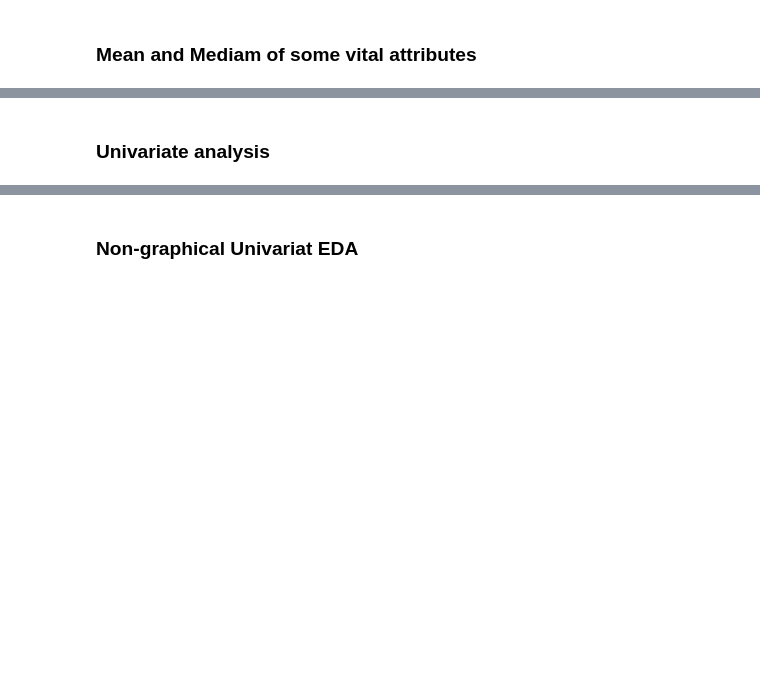
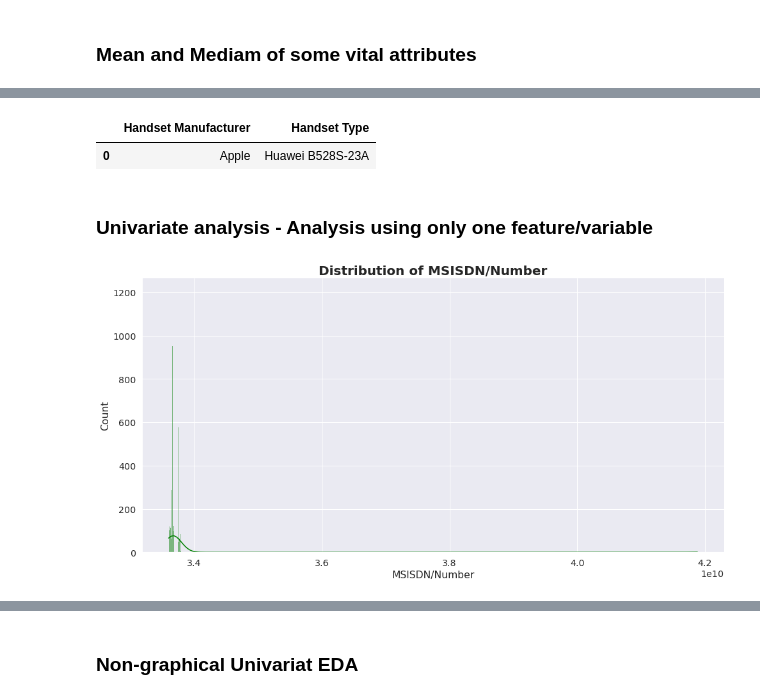
Before and after one commit to YasabnehT/Telecom_Data_Analysis, a Jupyter notebook: notebooks/UserOverviewAnalysis.ipynb, the cells around one changed output, grey strips where cells are left out. Saved outputs shown, nothing was run; the diff lists cells and outputs as text; code cells hidden in the pictures; blank space fills up the shorter version.

```diff
--- a/notebooks/UserOverviewAnalysis.ipynb
+++ b/notebooks/UserOverviewAnalysis.ipynb
@@ -1036,8 +1236,13 @@ db[columns].median()
+# %%
+db[important_columns_object].mode()
+# %% [output]
+|  | Handset Manufacturer | Handset Type |
+| 0 | Apple | Huawei B528S-23A |
 # %% [markdown]
-### Univariate analysis
+### Univariate analysis - Analysis using only one feature/variable
+# %%
+db_explore = db.copy()
 # %%
-import seaborn as sns
-import matplotlib.pyplot as plt
-import numpy as np
-sns.set_style('darkgrid')
-sns.set(font_scale=1.3)
+plot_hist(db_explore.head(10000),"MSISDN/Number" ,'green')
+# %% [output]
+[figure, added]
```
Also changed, not shown: parts of 97 cells of this notebook, 5 other files.
